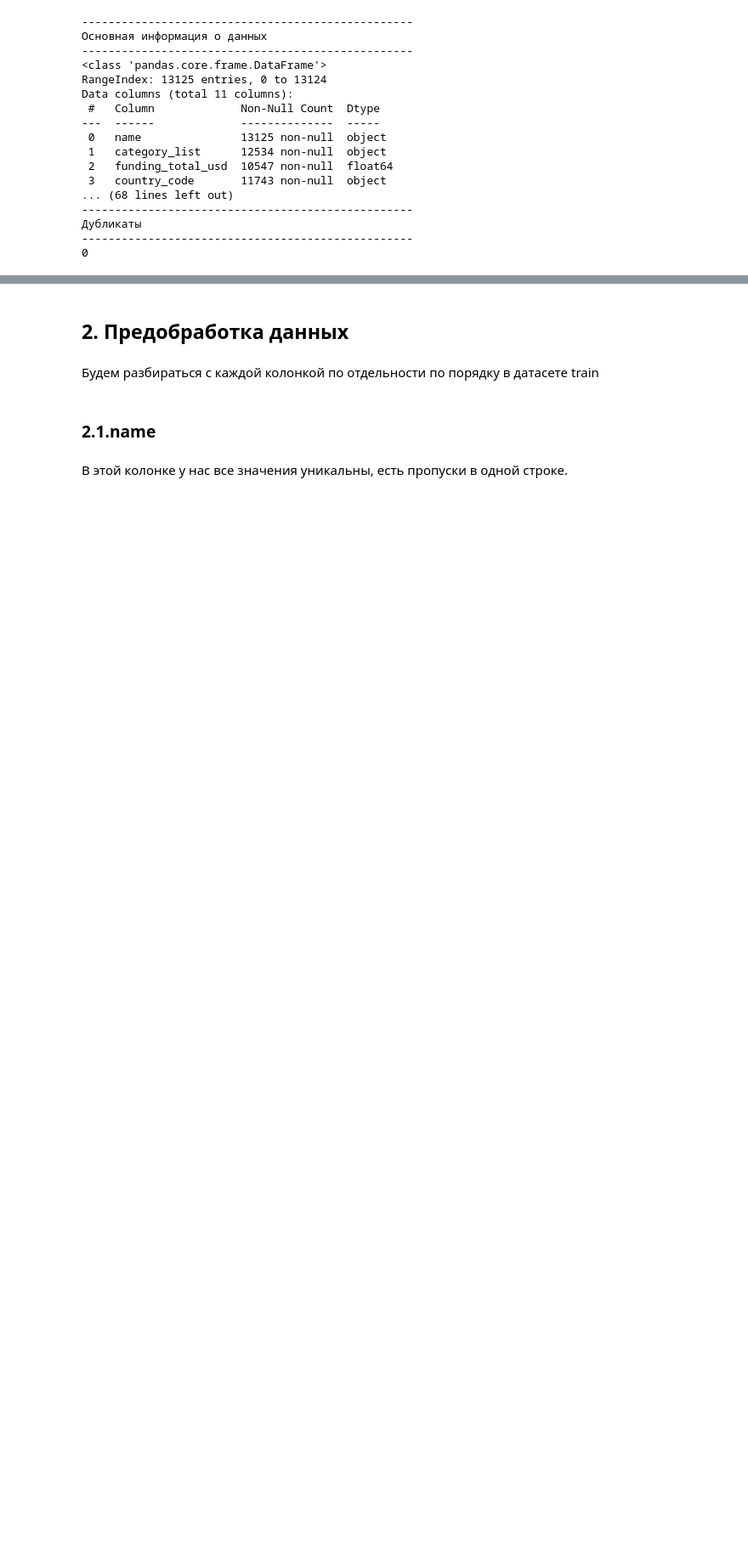
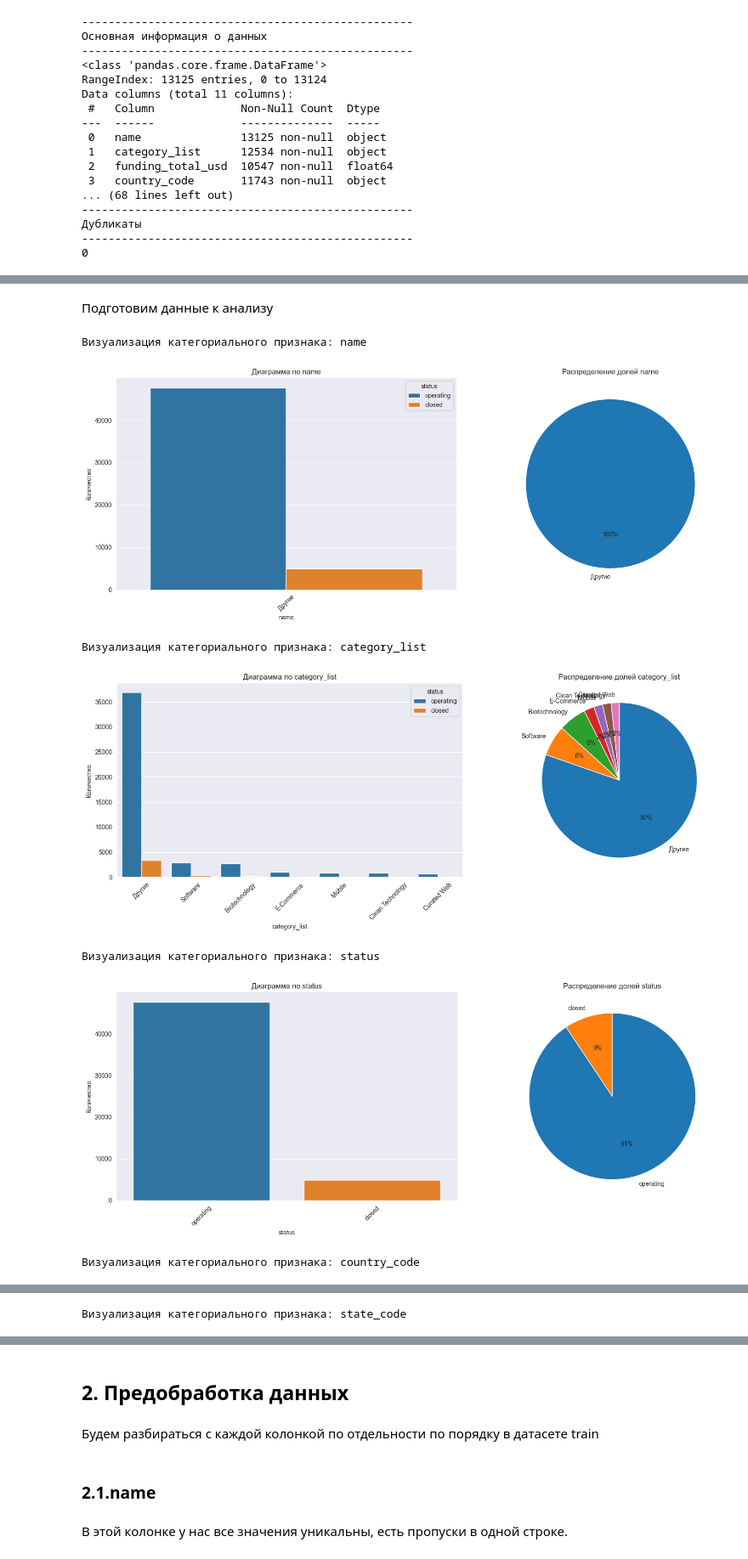
Before and after one commit to onejetpilot/start_up, a Jupyter notebook: start_up_pred.ipynb, the cells around one changed output, grey strips where cells are left out. Shown at 85% size. Cells and saved outputs as stored; diff of their text form; code cells hidden in the pictures; blank space fills up the shorter version.

```diff
--- a/start_up_pred.ipynb
+++ b/start_up_pred.ipynb
@@ -191,0 +237,29 @@ Data columns (total 11 columns):
+# %%
+# Функция построения диаграмм для числовых признаков
+def num_diag(data, x, xlabel, ylabel, hue=None):
+    fig, axes = plt.subplots(1, 2, figsize=(16, 6))
+
+    sns.histplot(
+        data=data,
+        x=x,
+        hue=hue,
+        ax=axes[0],
+        stat="density",
+        bins=20,
+        common_norm=False
+    )
+    axes[0].set_title(f'Гистограмма по {xlabel}')
+    axes[0].set_xlabel(xlabel)
+    axes[0].set_ylabel(ylabel)
+
+    sns.boxplot(
+        data=data,
+        x=x,
+        ax=axes[1]
+    )
+    axes[1].set_title(f'Диаграмма размаха {xlabel}')
+    axes[1].set_xlabel(xlabel)
+    axes[1].set_ylabel(ylabel)
+
+    plt.tight_layout()
+    plt.show()
@@ -191,0 +365,2 @@ Data columns (total 11 columns):
+# %% [markdown]
+Подготовим данные к анализу
@@ -191,0 +371,17 @@ Data columns (total 11 columns):
+# %%
+# Создадим столбцы с корневыми и конечными категориями
+train['end_cat'] = train['category_list'].str.split('|').str[-1]
+train['end_cat'] = train['end_cat'].fillna('other')
+train['root_cat'] = train['category_list'].str.split('|').str[0]
+train['root_cat'] = train['root_cat'].fillna('other')
+# %%
+# Визуализируем признаки
+all_diag(train, column_type='categorical', hue='status')
+# %% [output]
+Визуализация категориального признака: name
+[figure, added]
+Визуализация категориального признака: category_list
+[figure, added]
+Визуализация категориального признака: status
+[figure, added]
+Визуализация категориального признака: country_code
@@ -191,0 +389 @@ Data columns (total 11 columns):
+Визуализация категориального признака: state_code
```
Also changed, not shown: parts of 87 cells of this notebook.
